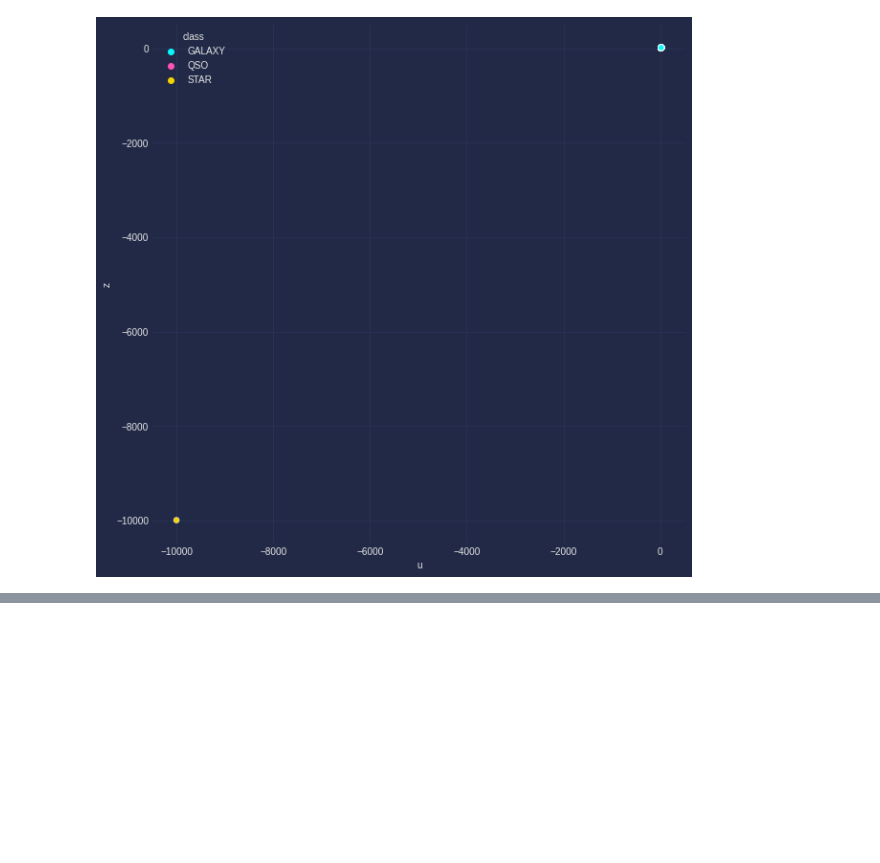
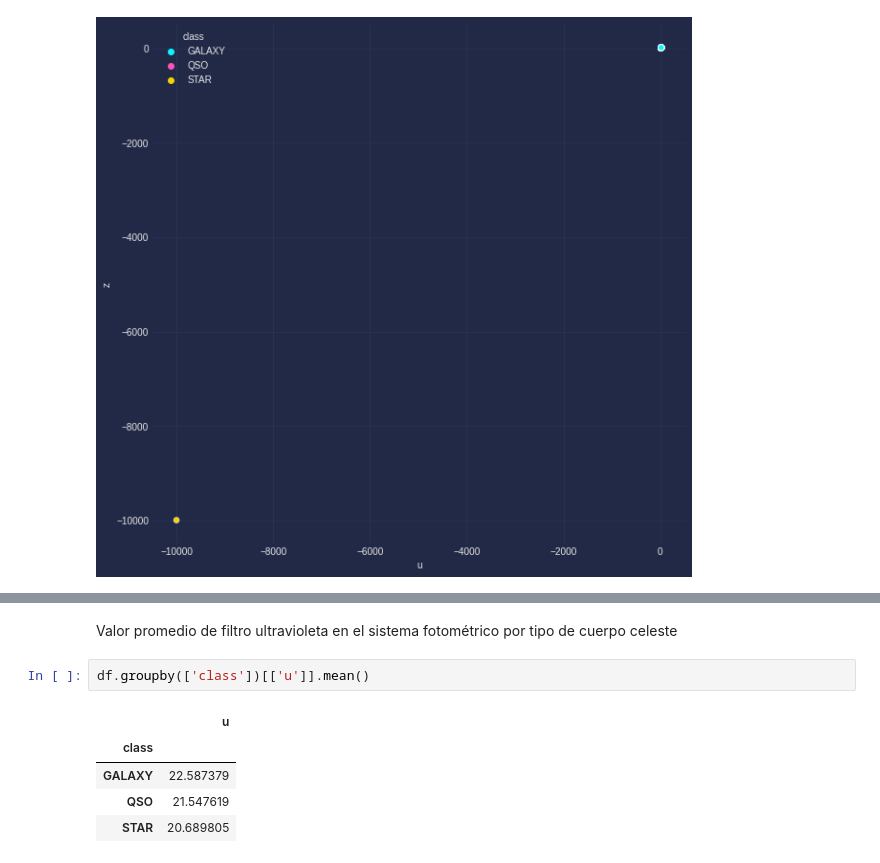
Before and after one commit to Nico-GP/Star_Classification, a Jupyter notebook: Star_Classification.ipynb, the cells around one changed output, grey strips where cells are left out. Cells and saved outputs as stored; diff of their text form; blank space fills up the shorter version.

```diff
--- a/Star_Classification.ipynb
+++ b/Star_Classification.ipynb
@@ -229,0 +250,10 @@ mplcyberpunk.make_scatter_glow()
+# %% [markdown]
+Valor promedio de filtro ultravioleta en el sistema fotométrico por tipo de cuerpo celeste
+# %%
+df.groupby(['class'])[['u']].mean()
+# %% [output]
+|  | u |
+| class |  |
+| GALAXY | 22.587379 |
+| QSO | 21.547619 |
+| STAR | 20.689805 |
```
Also changed, not shown: parts of 15 cells of this notebook.
